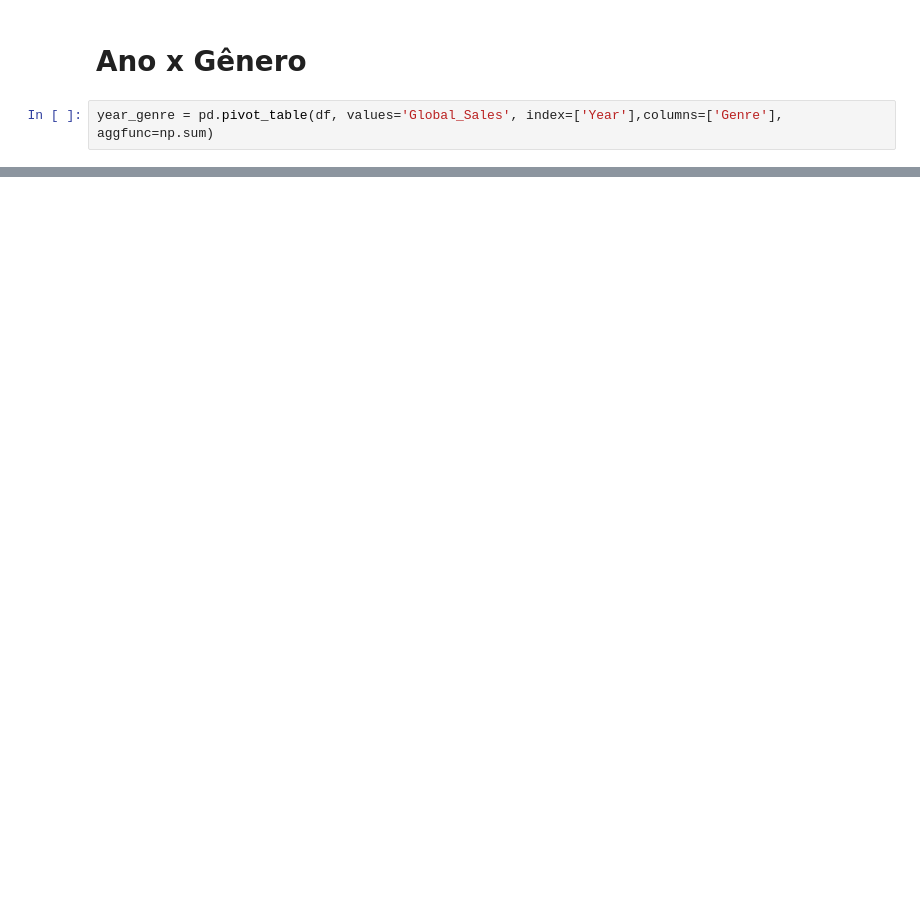
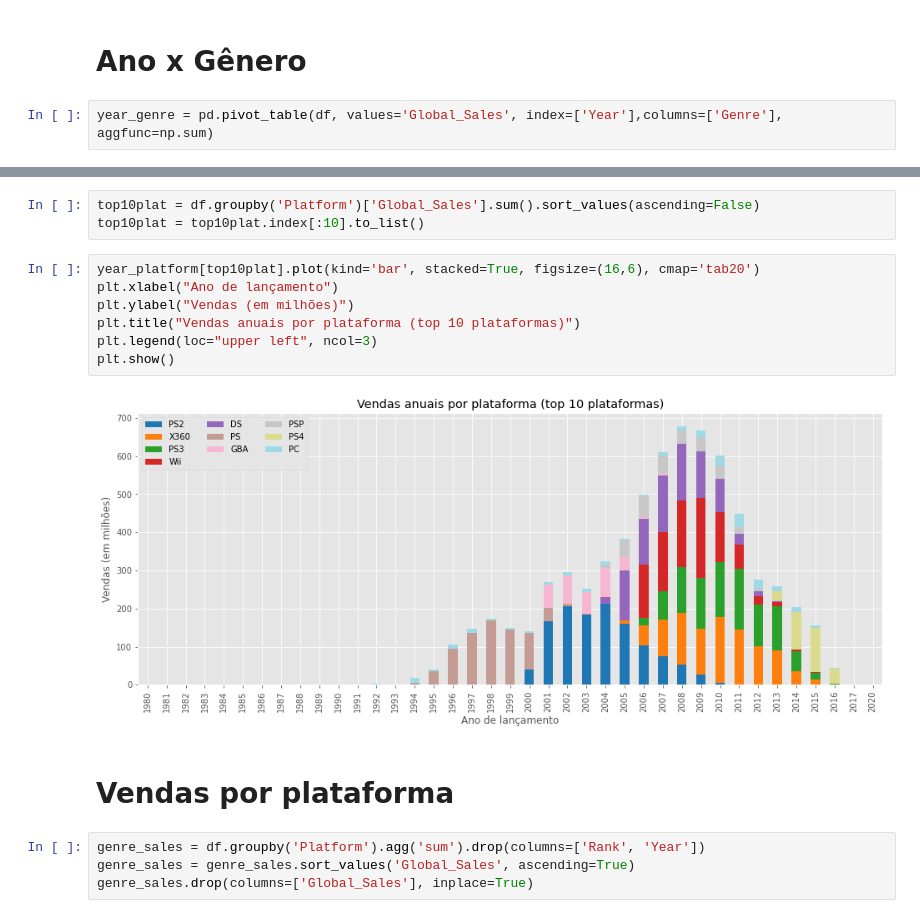
Before and after one commit to cafcaio/proj_estatistica, a Jupyter notebook: Game_Sales_Analysis.ipynb, the cells around one changed output, grey strips where cells are left out. Saved outputs shown, nothing was run; the diff lists cells and outputs as text; blank space fills up the shorter version.

```diff
--- a/Game_Sales_Analysis.ipynb
+++ b/Game_Sales_Analysis.ipynb
@@ -198,0 +141,18 @@ Distribuições de vendas por plataforma
+# %%
+top10plat = df.groupby('Platform')['Global_Sales'].sum().sort_values(ascending=False)
+top10plat = top10plat.index[:10].to_list()
+# %%
+year_platform[top10plat].plot(kind='bar', stacked=True, figsize=(16,6), cmap='tab20')
+plt.xlabel("Ano de lançamento")
+plt.ylabel("Vendas (em milhões)")
+plt.title("Vendas anuais por plataforma (top 10 plataformas)")
+plt.legend(loc="upper left", ncol=3)
+plt.show()
+# %% [output]
+[figure, added]
+# %% [markdown]
+# Vendas por plataforma
+# %%
+genre_sales = df.groupby('Platform').agg('sum').drop(columns=['Rank', 'Year'])
+genre_sales = genre_sales.sort_values('Global_Sales', ascending=True)
+genre_sales.drop(columns=['Global_Sales'], inplace=True)
```
Also changed, not shown: parts of 47 cells of this notebook.
